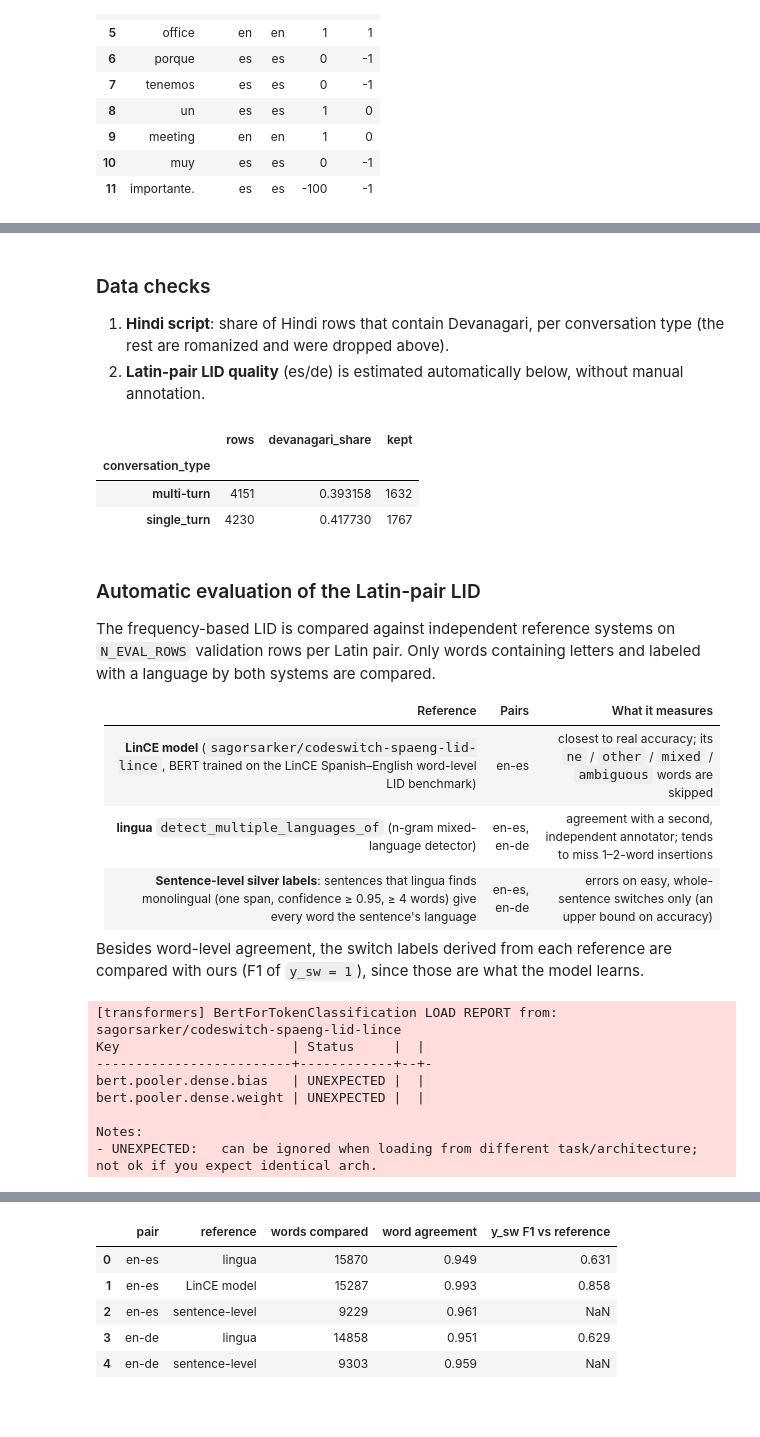
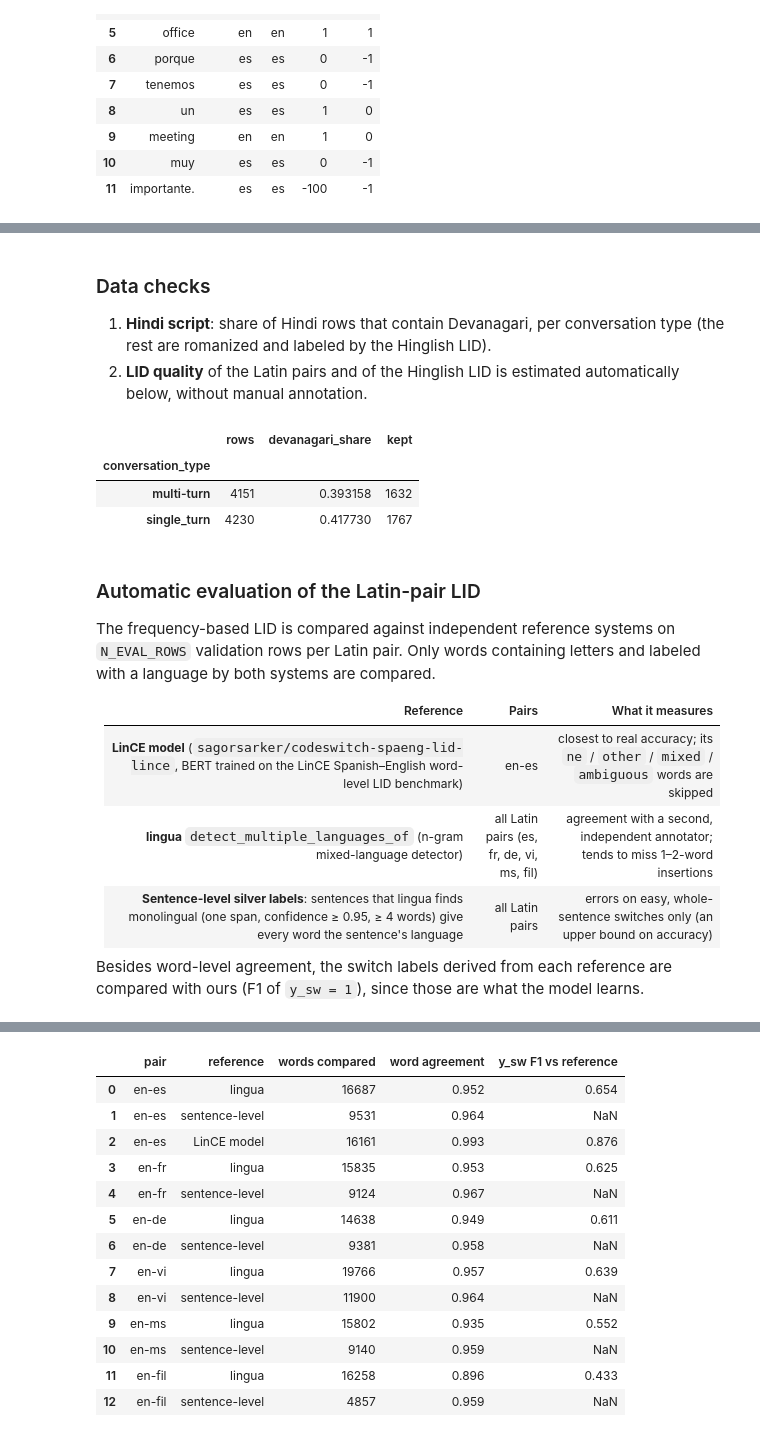
Before and after one commit to helloxujc/predictive-code-switching-team2, a Jupyter notebook: streaming_dataloader.ipynb, the cells around one changed output, grey strips where cells are left out. Cells and saved outputs as stored; diff of their text form; code cells hidden in the pictures; blank space fills up the shorter version.

```diff
--- a/streaming_dataloader.ipynb
+++ b/streaming_dataloader.ipynb
@@ -257,7 +464,8 @@ SCRIPT_RE = {"ar": re.compile(r"[\u0600-\u06ff]"), "hi": re.compile(r"[\u0900-\u
              "ko": re.compile(r"[\uac00-\ud7af\u1100-\u11ff]"), "ru": re.compile(r"[\u0400-\u04ff]"),
              "ja": re.compile(r"[\u3040-\u30ff]")}
 
-def has_l2_script(text, pair):
+def has_x_script(text, pair):
+    # True if the text contains a character of X's script (pair = ("en", X)); always True for Latin-script X
     rx = SCRIPT_RE.get(pair[1])
     return True if rx is None else bool(rx.search(text))
 
@@ -265,7 +473,7 @@ meta = ds.select_columns(["first_language", "second_language", "conversation_typ
 pairs = [pair_of(a, b) for a, b in zip(meta.first_language, meta.second_language)]
 meta["pair"] = ["-".join(p) if p else None for p in pairs]
 meta["is_single"] = meta.conversation_type == "single_turn"
-meta["script_ok"] = [p is None or has_l2_script(t, p) for p, t in zip(pairs, meta[TEXT_COL])]
+meta["script_ok"] = [p is None or has_x_script(t, p) for p, t in zip(pairs, meta[TEXT_COL])]
 
 sel = meta[meta.pair.isin(PAIR_NAMES) & meta.conversation_type.isin(CONV_TYPES)]
 funnel = pd.DataFrame({
@@ -273,7 +481,7 @@ funnel = pd.DataFrame({
     "single (script ok)": sel[sel.is_single & sel.script_ok].groupby("pair").size(),
     "multi (script ok)": sel[~sel.is_single & sel.script_ok].groupby("pair").size(),
 }).reindex(PAIR_NAMES)
-sel = sel[sel.script_ok]
+sel = sel[sel.script_ok | (sel.pair == "en-hi")]   # romanized en-hi rows are labeled by the Hinglish LID
 
 rng = np.random.default_rng(SEED)
 split_idx = {"train": [], "val": [], "test": []}
@@ -284,9 +492,24 @@ for _, g in sel.groupby(["pair", "conversation_type"]):
         split_idx["train"] += gc.index[:a].tolist()
         split_idx["val"] += gc.index[a:b].tolist()
         split_idx["test"] += gc.index[b:].tolist()
-splits = {k: ds.select(rng.permutation(v).tolist()) for k, v in split_idx.items()}
+order = {k: rng.permutation(v).tolist() for k, v in split_idx.items()}
+splits = {k: ds.select(v) for k, v in order.items()}
+split_meta = {k: meta.loc[v].reset_index(drop=True) for k, v in order.items()}   # index = row in the split
+
+def balanced_rows(m, n, seed=SEED):
+    # n rows per pair, spread over conversation type × cs_type in proportion to their size (all rows if a pair has fewer)
+    m = m.sample(frac=1, random_state=seed)
+    strata = m.groupby(["pair", "conversation_type", "cs_type"])
+    m = m.assign(key=strata.cumcount() / strata.pair.transform("size"))
+    return {p: sorted(g.nsmallest(n, "key").index) for p, g in m.groupby("pair")}
+
+max_train_rows = int(split_meta["train"].pair.value_counts().min())
+print(f"TRAIN_ROWS_PER_PAIR = {TRAIN_ROWS_PER_PAIR}; at most {max_train_rows} (train rows of the smallest pair)")
+assert TRAIN_ROWS_PER_PAIR <= max_train_rows
+TRAIN_ROWS = balanced_rows(split_meta["train"], TRAIN_ROWS_PER_PAIR)
 
 for k, v in split_idx.items():
     funnel[k] = meta.loc[v].groupby("pair").size()
+funnel["train (equal)"] = pd.Series({p: len(r) for p, r in TRAIN_ROWS.items()})
 funnel
 # %% [output]
@@ -301,7 +532,7 @@ funnel
 # %% [markdown]
 ### Data checks
-1. **Hindi script**: share of Hindi rows that contain Devanagari, per conversation type (the rest are romanized and were dropped above).
-2. **Latin-pair LID quality** (es/de) is estimated automatically below, without manual annotation.
+1. **Hindi script**: share of Hindi rows that contain Devanagari, per conversation type (the rest are romanized and labeled by the Hinglish LID).
+2. **LID quality** of the Latin pairs and of the Hinglish LID is estimated automatically below, without manual annotation.
 # %%
 hi = meta[meta.pair == "en-hi"]
 hi.groupby("conversation_type").script_ok.agg(rows="size", devanagari_share="mean", kept="sum")
@@ -318,35 +549,25 @@ Only words containing letters and labeled with a language by both systems are co
 | Reference | Pairs | What it measures |
 |---|---|---|
 | **LinCE model** (`sagorsarker/codeswitch-spaeng-lid-lince`, BERT trained on the LinCE Spanish–English word-level LID benchmark) | en-es | closest to real accuracy; its `ne` / `other` / `mixed` / `ambiguous` words are skipped |
-| **lingua** `detect_multiple_languages_of` (n-gram mixed-language detector) | en-es, en-de | agreement with a second, independent annotator; tends to miss 1–2-word insertions |
-| **Sentence-level silver labels**: sentences that lingua finds monolingual (one span, confidence ≥ 0.95, ≥ 4 words) give every word the sentence's language | en-es, en-de | errors on easy, whole-sentence switches only (an upper bound on accuracy) |
+| **lingua** `detect_multiple_languages_of` (n-gram mixed-language detector) | all Latin pairs (es, fr, de, vi, ms, fil) | agreement with a second, independent annotator; tends to miss 1–2-word insertions |
+| **Sentence-level silver labels**: sentences that lingua finds monolingual (one span, confidence ≥ 0.95, ≥ 4 words) give every word the sentence's language | all Latin pairs | errors on easy, whole-sentence switches only (an upper bound on accuracy) |
 
 Besides word-level agreement, the switch labels derived from each reference are compared with ours (F1 of `y_sw = 1`), since those are what the model learns.
 # %%
 from lingua import Language, LanguageDetectorBuilder
-from transformers import AutoModelForTokenClassification
 
 N_EVAL_ROWS = 300
 LATIN_PAIRS = [p for p in SELECTED_PAIRS if SCRIPT_OF_LANG[p[0]] == SCRIPT_OF_LANG[p[1]]]
-LINGUA_LANG = {"en": Language.ENGLISH, "es": Language.SPANISH, "de": Language.GERMAN}
+LINGUA_LANG = {"en": Language.ENGLISH, "es": Language.SPANISH, "fr": Language.FRENCH, "de": Language.GERMAN,
+               "vi": Language.VIETNAMESE, "ms": Language.MALAY,
+               "fil": Language.TAGALOG}
 LINGUA_CODE = {v: k for k, v in LINGUA_LANG.items()}
 DETECTORS = {p: LanguageDetectorBuilder.from_languages(*(LINGUA_LANG[l] for l in p)).build() for p in LATIN_PAIRS}
 
 LINCE_NAME = "sagorsarker/codeswitch-spaeng-lid-lince"
 LINCE_MAP = {"en": "en", "spa": "es"}     # every other LinCE label -> None (skipped)
-lince_tok = AutoTokenizer.from_pretrained(LINCE_NAME)
-lince = AutoModelForTokenClassification.from_pretrained(LINCE_NAME).eval()
-
 def lince_lid(words):
-    enc = lince_tok(words, is_split_into_words=True, truncation=True, max_length=512, return_tensors="pt")
-    with torch.no_grad():
-        pred = lince(**enc).logits.argmax(-1)[0].tolist()
-    out, seen = [None] * len(words), set()
-    for i, w in enumerate(enc.word_ids()):
-        if w is not None and w not in seen:       # label of the first sub-word
-            seen.add(w)
-            out[w] = LINCE_MAP.get(lince.config.id2label[pred[i]])
-    return out
+    return token_lid(*lid_model(LINCE_NAME), words, LINCE_MAP)
 
 def span_lid(starts, spans):
     # language of the span containing each word's start offset
@@ -369,15 +590,6 @@ def sentence_lid(text, pair, min_conf=0.95, min_words=4):
         if top.value >= min_conf:
             spans.append((m.start(), m.end(), LINGUA_CODE[top.language]))
     return spans
-# %% [output]
-[transformers] BertForTokenClassification LOAD REPORT from: sagorsarker/codeswitch-spaeng-lid-lince
-Key                      | Status     |  |
--------------------------+------------+--+-
-bert.pooler.dense.bias   | UNEXPECTED |  |
-bert.pooler.dense.weight | UNEXPECTED |  |
-
-Notes:
-- UNEXPECTED:   can be ignored when loading from different task/architecture; not ok if you expect identical arch.
 # %%
 def ref_switches(ref):
     # y_sw implied by a reference labeling (skipped words inherit the previous language)
@@ -417,5 +629,6 @@ lid_eval = pd.DataFrame([{"pair": p, "reference": r, "words compared": n, "word
                           "y_sw F1 vs reference": (round(f1(np.array(sw_pairs[p, r][1]), np.array(sw_pairs[p, r][0])), 3)
                                                    if (p, r) in sw_pairs else None)}
                          for (p, r), (a, n) in agree.items()])
+LID_MODELS.pop(LINCE_NAME, None)   # only used in this evaluation
 lid_eval
 # %% [output]
@@ -422,9 +636,17 @@ lid_eval
 |  | pair | reference | words compared | word agreement | y_sw F1 vs reference |
-| 0 | en-es | lingua | 15870 | 0.949 | 0.631 |
-| 1 | en-es | LinCE model | 15287 | 0.993 | 0.858 |
-| 2 | en-es | sentence-level | 9229 | 0.961 | NaN |
-| 3 | en-de | lingua | 14858 | 0.951 | 0.629 |
-| 4 | en-de | sentence-level | 9303 | 0.959 | NaN |
+| 0 | en-es | lingua | 16687 | 0.952 | 0.654 |
+| 1 | en-es | sentence-level | 9531 | 0.964 | NaN |
+| 2 | en-es | LinCE model | 16161 | 0.993 | 0.876 |
+| 3 | en-fr | lingua | 15835 | 0.953 | 0.625 |
+| 4 | en-fr | sentence-level | 9124 | 0.967 | NaN |
+| 5 | en-de | lingua | 14638 | 0.949 | 0.611 |
+| 6 | en-de | sentence-level | 9381 | 0.958 | NaN |
+| 7 | en-vi | lingua | 19766 | 0.957 | 0.639 |
+| 8 | en-vi | sentence-level | 11900 | 0.964 | NaN |
+| 9 | en-ms | lingua | 15802 | 0.935 | 0.552 |
+| 10 | en-ms | sentence-level | 9140 | 0.959 | NaN |
+| 11 | en-fil | lingua | 16258 | 0.896 | 0.433 |
+| 12 | en-fil | sentence-level | 4857 | 0.959 | NaN |
 # %%
 # Most frequent disagreements: which words does the frequency-based LID get "wrong"?
 dis = pd.DataFrame(disagreements)
```
Also changed, not shown: parts of 71 cells of this notebook, 3 other files.
